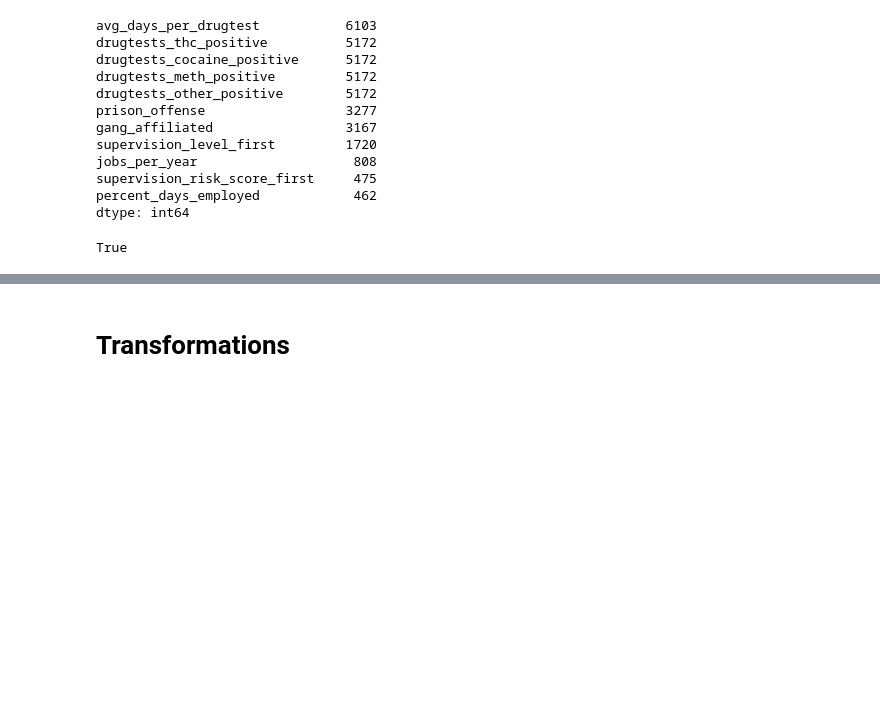
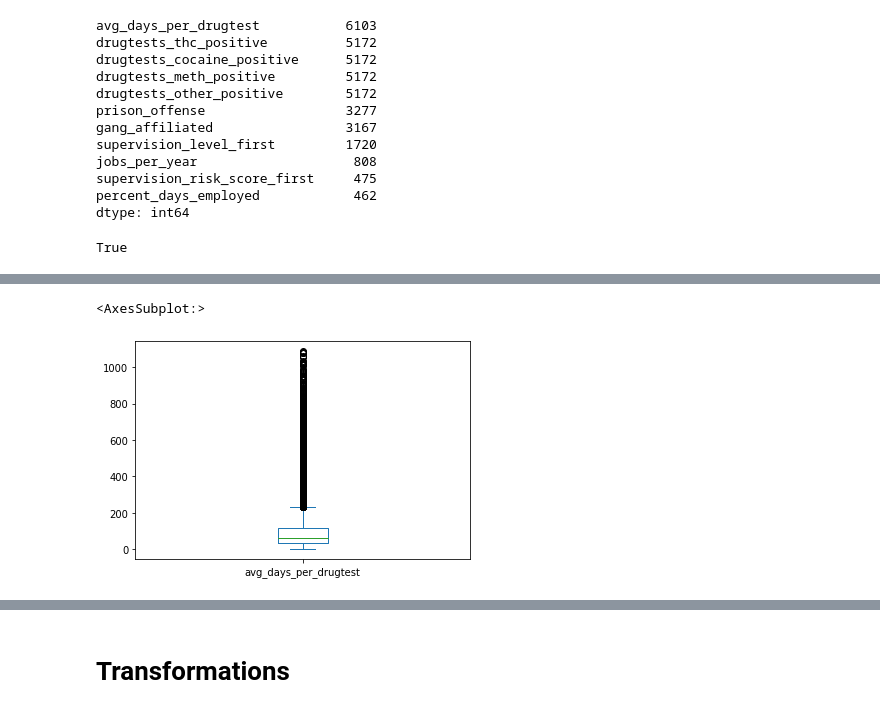
Before and after one commit to El-Bahnasawi/Analyzing-U.S.-Crime-Data, a Jupyter notebook: ML.ipynb, the cells around one changed output, grey strips where cells are left out. Saved outputs shown, nothing was run; the diff lists cells and outputs as text; code cells hidden in the pictures; blank space fills up the shorter version.

```diff
--- a/ML.ipynb
+++ b/ML.ipynb
@@ -70,8 +75,10 @@ dtype: int64
 columns_with_nan_numerical = georgia_reciddf[columns_with_nan].select_dtypes(include=[float, int]).columns.tolist()
 columns_with_nan_categorical = georgia_reciddf[columns_with_nan].select_dtypes(include=[object, bool]).columns.tolist()
 # %%
-imputer_numerical = SimpleImputer(strategy='mean')
-imputer_numerical.fit(georgia_reciddf[columns_with_nan_numerical])
-georgia_reciddf[columns_with_nan_numerical] = imputer_numerical.fit_transform(georgia_reciddf[columns_with_nan_numerical])
+# imputer_numerical = SimpleImputer(strategy='mean')
+# georgia_reciddf[columns_with_nan_numerical] = imputer_numerical.fit_transform(georgia_reciddf[columns_with_nan_numerical])
+# %%
+knn_imputer = KNNImputer(n_neighbors=5)
+georgia_reciddf[columns_with_nan_numerical] = knn_imputer.fit_transform(georgia_reciddf[columns_with_nan_numerical])
 # %%
 imputer_categorical = SimpleImputer(strategy='most_frequent')
@@ -97,0 +114,5 @@ True
+# %%
+georgia_reciddf["avg_days_per_drugtest"].plot(kind="box")
+# %% [output]
+<AxesSubplot:>
+[figure, added]
```
Also changed, not shown: parts of 35 cells of this notebook, 11 other files.
